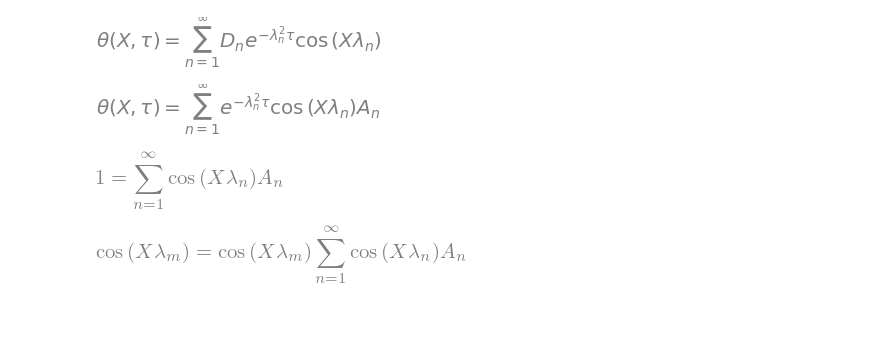
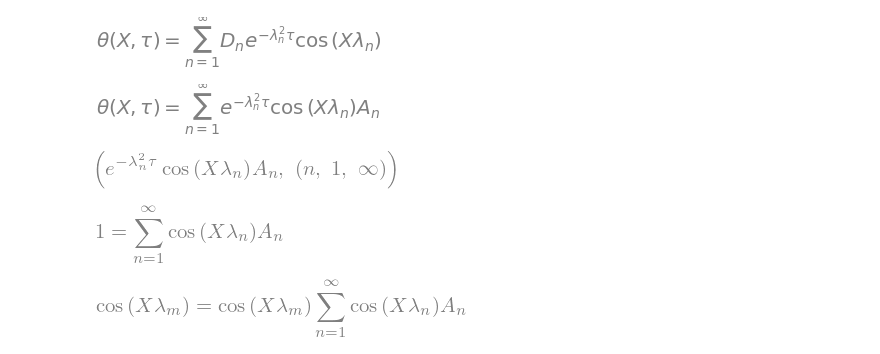
Before and after one commit to juliet29/windows, a Jupyter notebook: analysis/notebooks/230725_conduction2.ipynb, the cells around one changed output. Drawn from its saved outputs; the diff is of its cells as text; code cells hidden in the pictures; blank space fills up the shorter version.

```diff
--- a/analysis/notebooks/230725_conduction2.ipynb
+++ b/analysis/notebooks/230725_conduction2.ipynb
@@ -79,6 +82,10 @@ _.subs(D_n, Aix[n])
 [figure]
 # %%
 EQ1 = _
+# %%
+EQ1.args[1].args
+# %% [output]
+[figure, added]
 # %%
 # theta(x,0)  = 1
 
```
Also changed, not shown: parts of 16 cells of this notebook, 2 other files.
